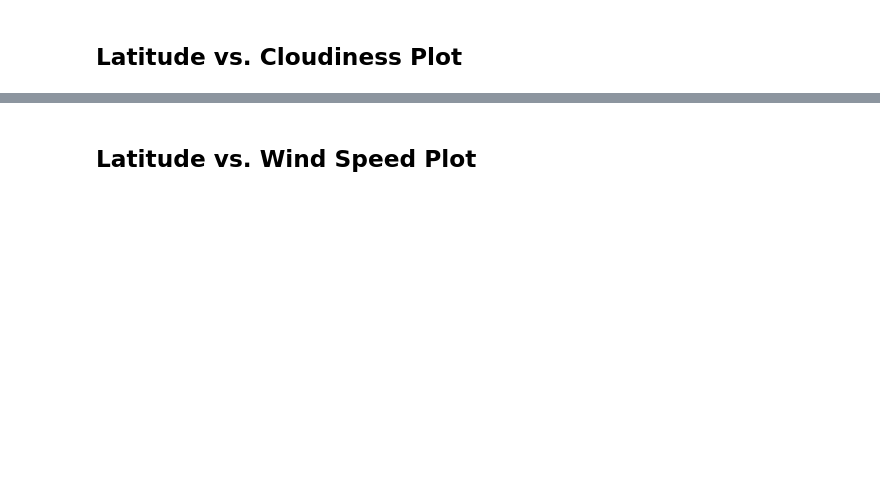
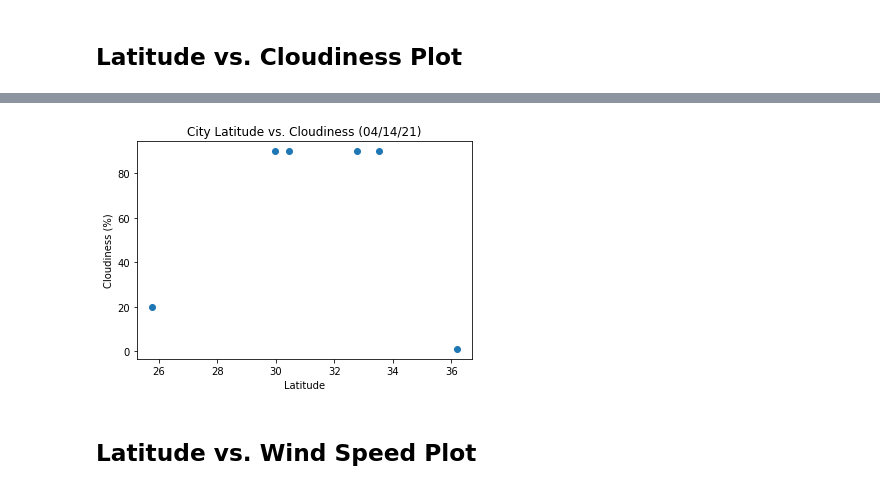
Before and after one commit to nicpie-bit/API-Weather-Analysis, a Jupyter notebook: WeatherPy/WeatherPy.ipynb, the cells around one changed output, grey strips where cells are left out. Cells and saved outputs as stored; diff of their text form; code cells hidden in the pictures; blank space fills up the shorter version.

```diff
--- a/WeatherPy/WeatherPy.ipynb
+++ b/WeatherPy/WeatherPy.ipynb
@@ -191,2 +204,13 @@ Int64Index([], dtype='int64')
+# %%
+#Create Scatter plot for Cloudiness vs Lat
+x_values = weatherpy_df['Lat']
+y_values = weatherpy_df['Cloudiness']
+plt.scatter(x_values,y_values)
+plt.title('City Latitude vs. Cloudiness (04/14/21)')
+plt.xlabel('Latitude')
+plt.ylabel('Cloudiness (%)')
+plt.show()
+# %% [output]
+[figure, added]
 # %% [markdown]
 ## Latitude vs. Wind Speed Plot
```
Also changed, not shown: parts of 8 cells of this notebook.
